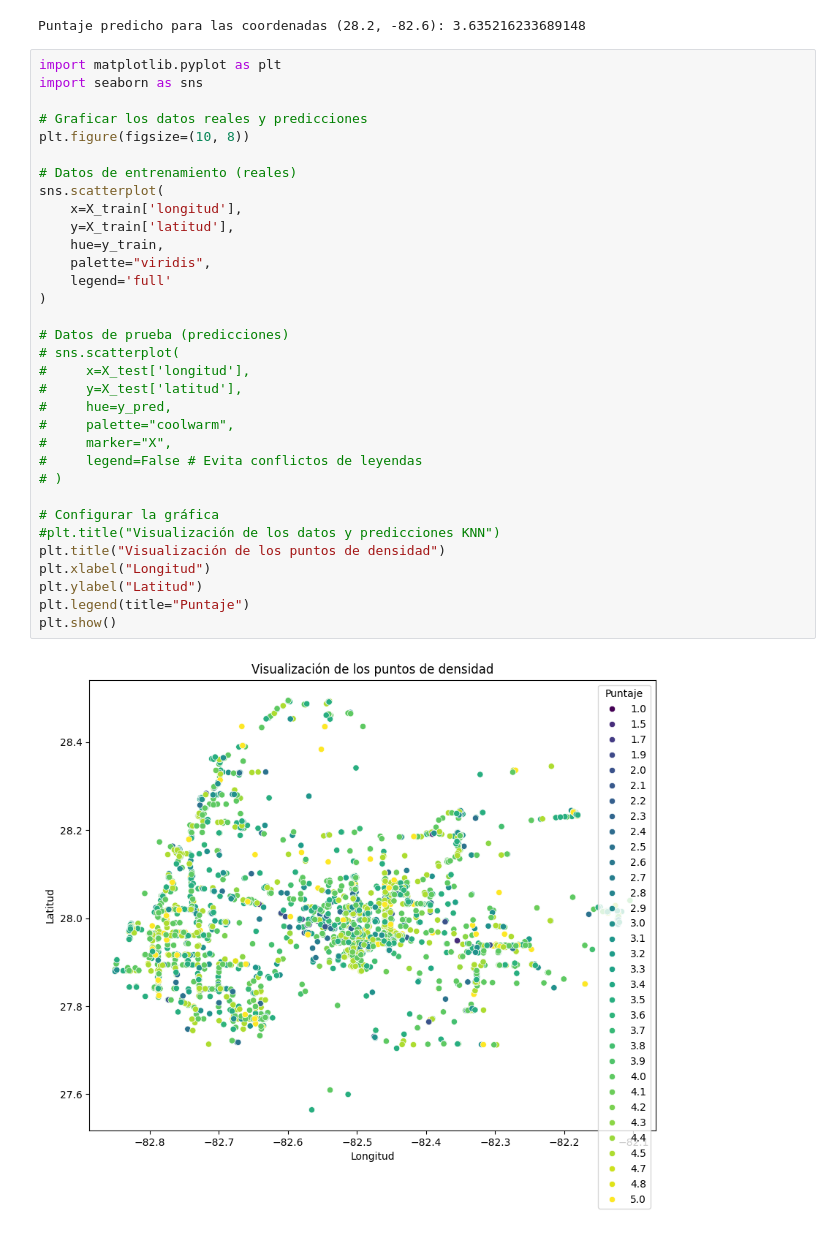
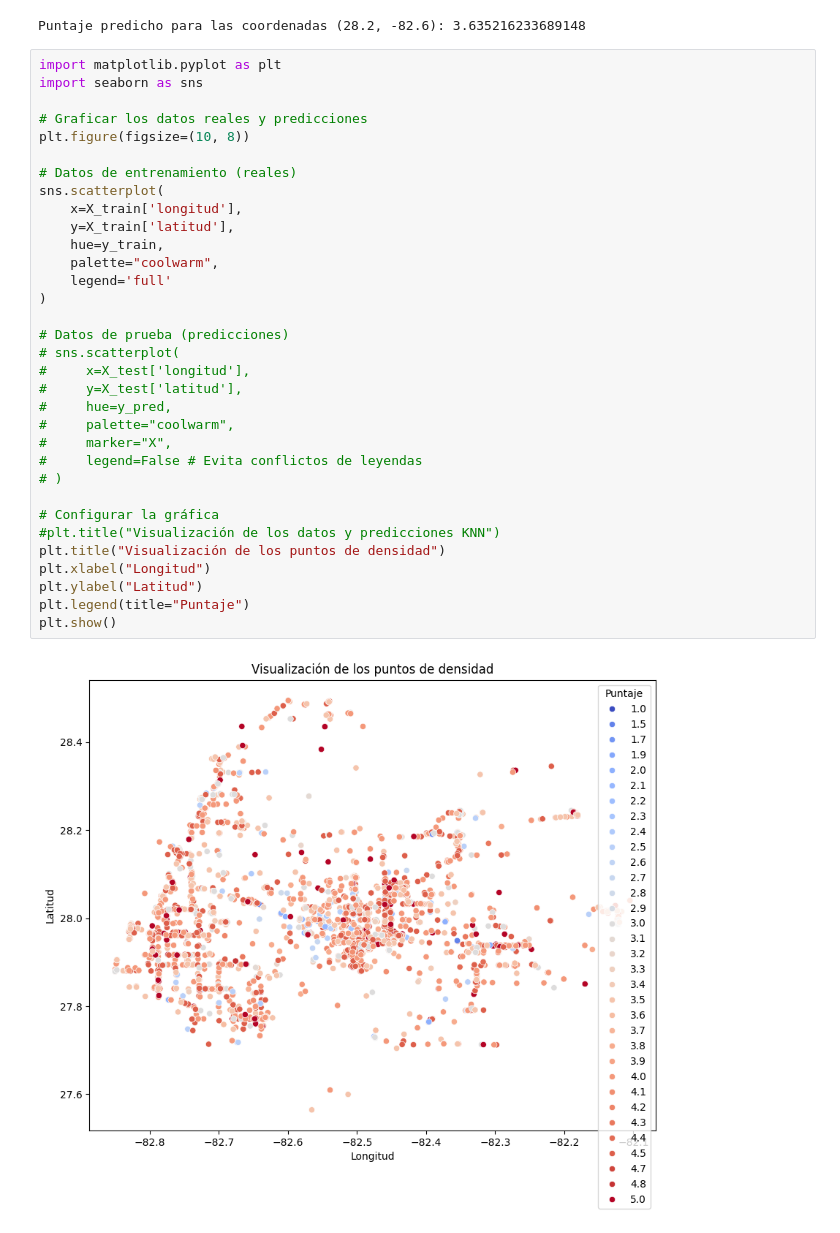
Before and after one commit to MyriamRengifo/proyecto_final, a Jupyter notebook: ML/ML_prediccion_puntaje.ipynb, the cells around one changed output. Cells and saved outputs as stored; diff of their text form.

```diff
--- a/ML/ML_prediccion_puntaje.ipynb
+++ b/ML/ML_prediccion_puntaje.ipynb
@@ -67,32 +67,32 @@ import seaborn as sns
 
 # Graficar los datos reales y predicciones
 plt.figure(figsize=(10, 8))
 
 # Datos de entrenamiento (reales)
 sns.scatterplot(
     x=X_train['longitud'],
     y=X_train['latitud'],
     hue=y_train,
-    palette="viridis",
+    palette="coolwarm",
     legend='full'
 )
 
 # Datos de prueba (predicciones)
 # sns.scatterplot(
 #     x=X_test['longitud'],
 #     y=X_test['latitud'],
 #     hue=y_pred,
 #     palette="coolwarm",
 #     marker="X",
 #     legend=False # Evita conflictos de leyendas
 # )
 
 # Configurar la gráfica
 #plt.title("Visualización de los datos y predicciones KNN")
 plt.title("Visualización de los puntos de densidad")
 plt.xlabel("Longitud")
 plt.ylabel("Latitud")
 plt.legend(title="Puntaje")
 plt.show()
 # %% [output]
-[figure, old version]
+[figure, new version]
```
Also changed, not shown: parts of 4 cells of this notebook.
